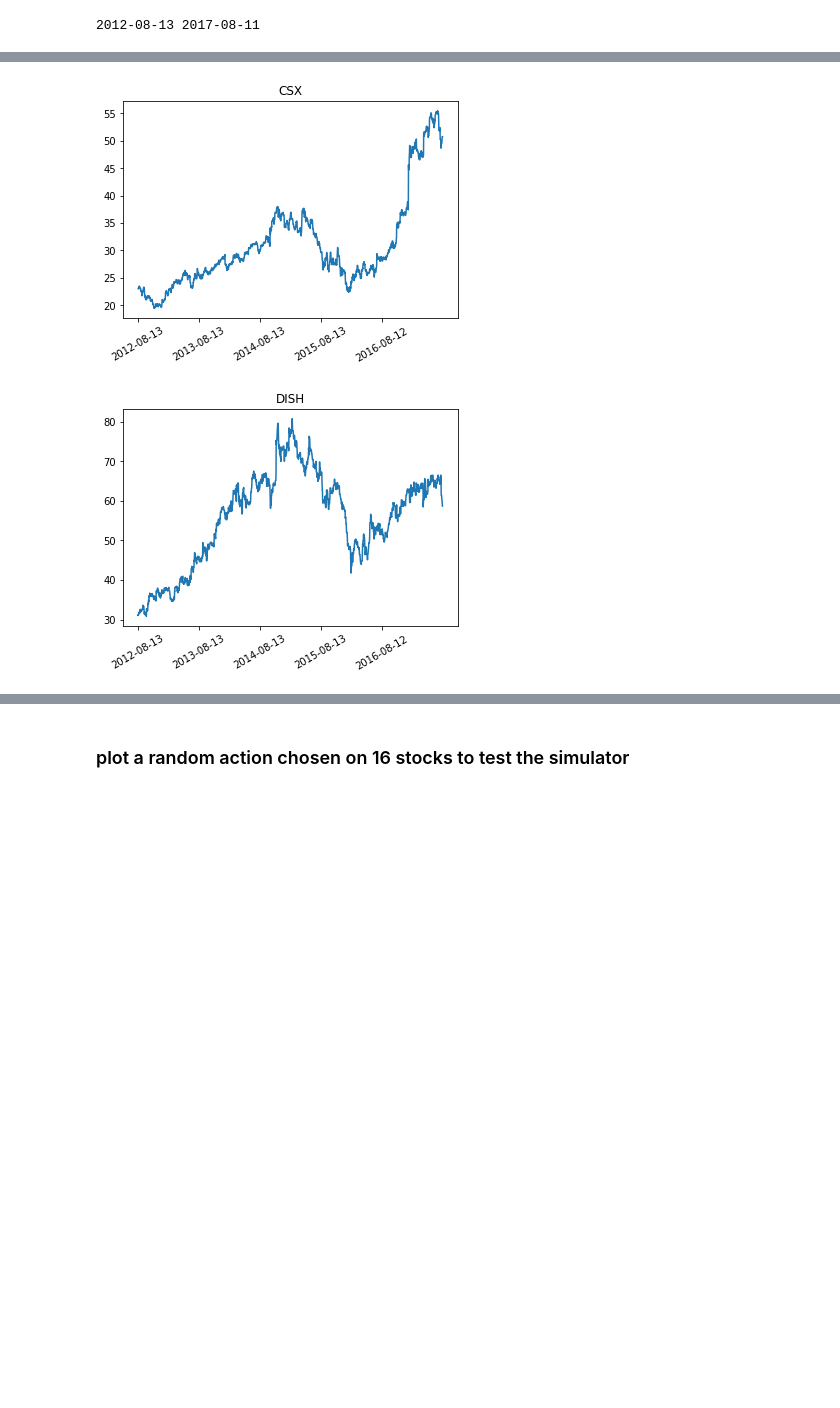
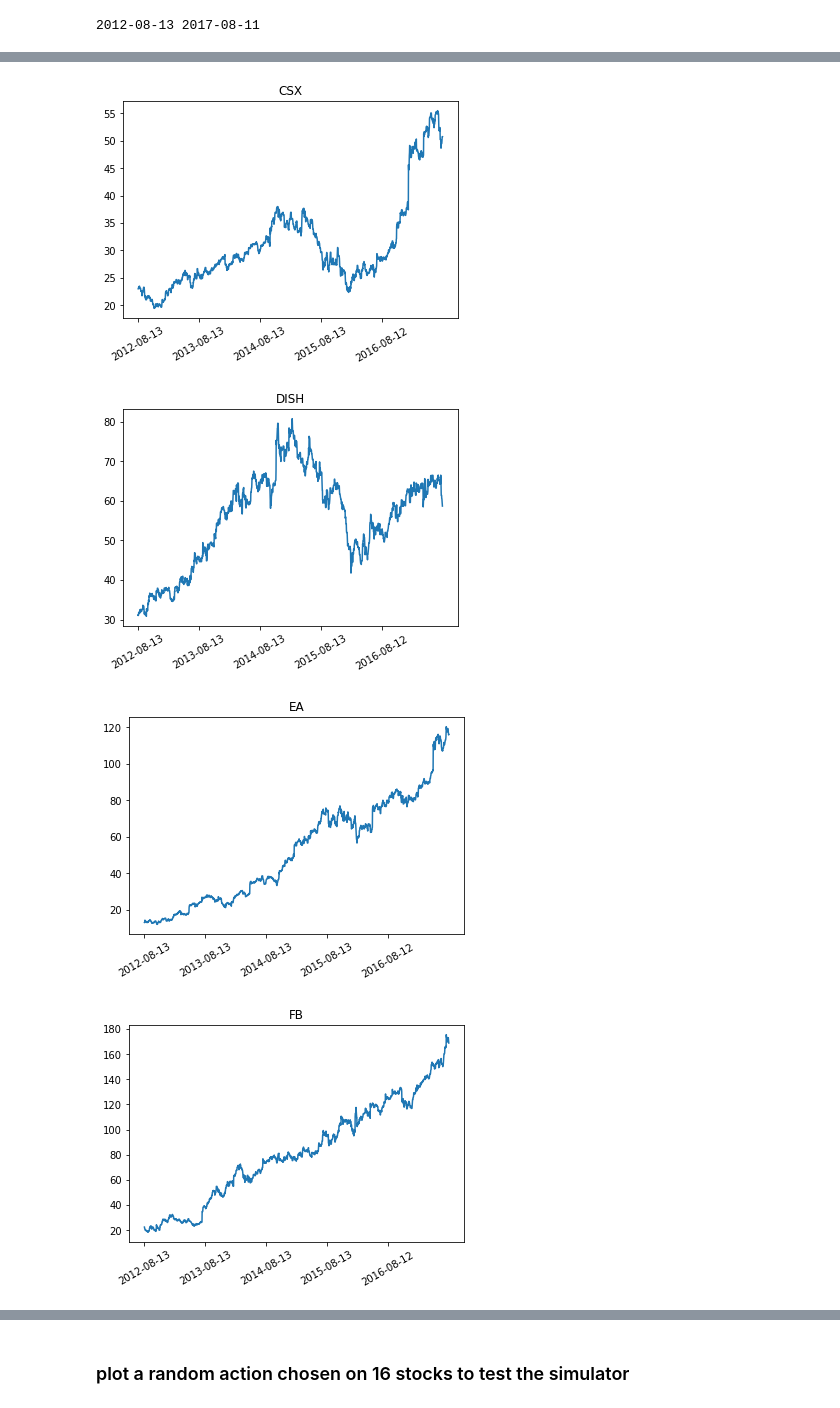
Before and after one commit to vermouth1992/drl-portfolio-management, a Jupyter notebook: src/data_visualization.ipynb, the cells around one changed output, grey strips where cells are left out. Cells and saved outputs as stored; diff of their text form; code cells hidden in the pictures; blank space fills up the shorter version.

```diff
--- a/src/data_visualization.ipynb
+++ b/src/data_visualization.ipynb
@@ -22,16 +26,18 @@ print date_list[0], date_list[-1]
 2012-08-13 2017-08-11
 # %%
 ### show 16 stock of open price
-for i in range(len(abbreviation) - 10):
+for i in range(len(abbreviation)):
     plt.figure(i)
     plt.plot(x, history_T[i][1])  # open, high, low, close = [0, 1, 2, 3]
     plt.xticks(x[::365], date_list[::365], rotation=30)
     plt.title(abbreviation[i])
     plt.show()
 # %% [output]
 [figure]
 [figure]
 [figure]
 [figure]
 [figure]
 [figure]
+[figure, added]
+[figure, added]
```
Also changed, not shown: parts of 8 cells of this notebook, 2 other files.
